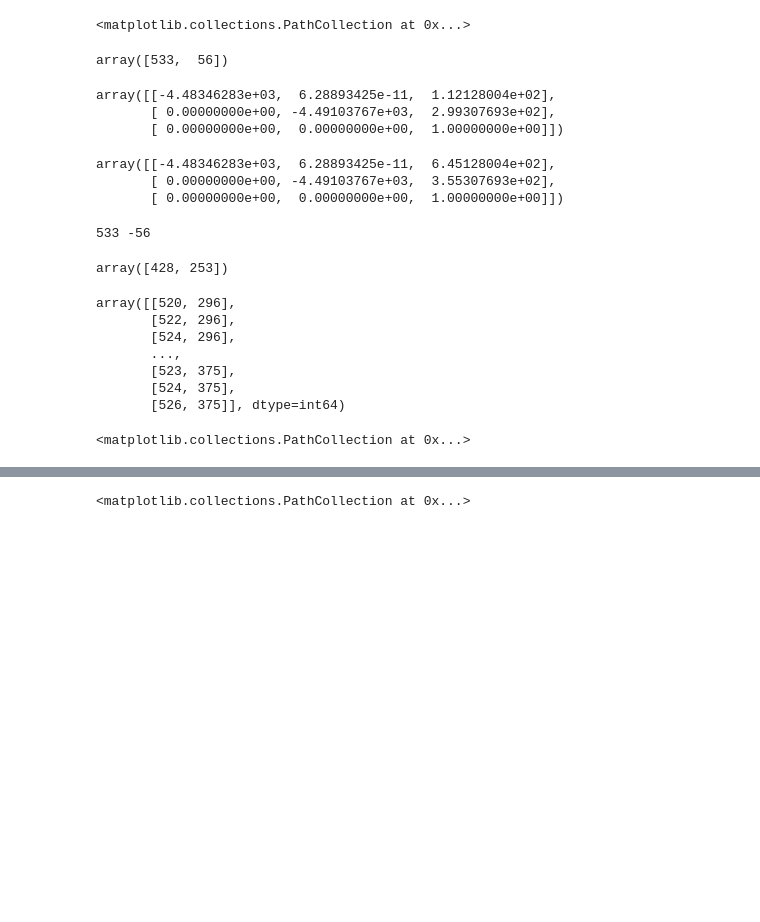
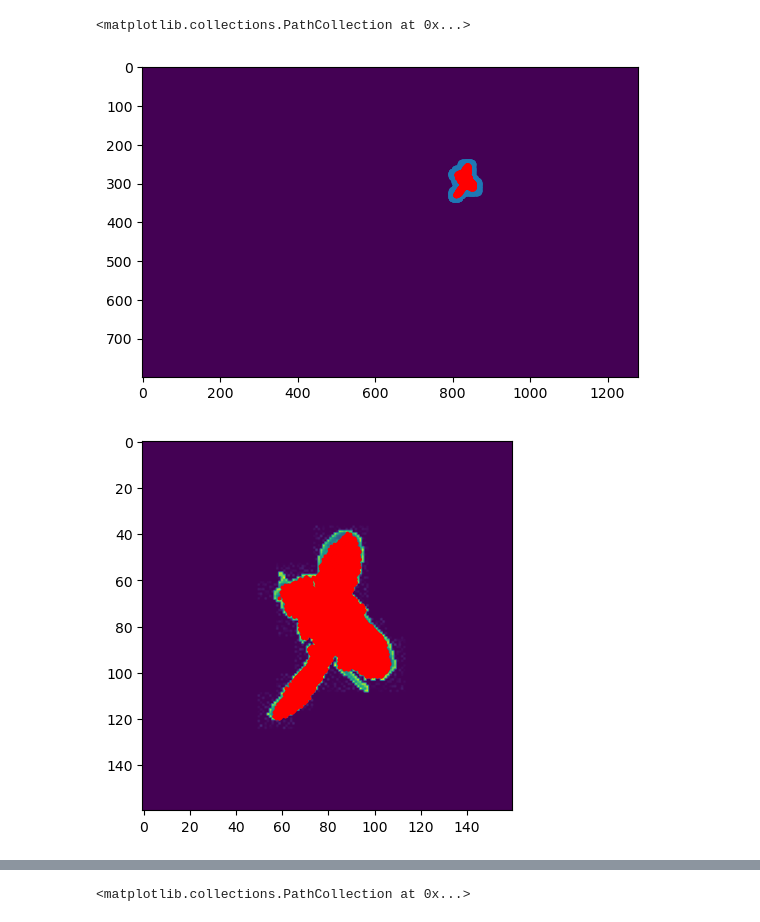
Before and after one commit to shuiit/gaussian_splat, a Jupyter notebook: preprocess/generate_data_as_colmap.ipynb, the cells around one changed output, grey strips where cells are left out. Drawn from its saved outputs; the diff is of its cells as text; code cells hidden in the pictures; blank space fills up the shorter version.

```diff
--- a/preprocess/generate_data_as_colmap.ipynb
+++ b/preprocess/generate_data_as_colmap.ipynb
@@ -23,69 +61,19 @@ proj = cameras['cam1'].project_on_cam(points.points_in_ew_frame,cameras['cam1'].
 # %%
-cam = 'cam4'
+cam = 'cam3'
 proj = cameras[cam].project_on_cam(points.points_in_ew_frame,cameras[cam].camera_matrix)
 px = image[cam].pixels
 
+top_left = image[cam].crop_image()
+cameras[cam].camera_calibration_crop(top_left)
+proj_crop = cameras[cam].project_on_cam(points.points_in_ew_frame,cameras[cam].croped_camera_matrix)
+
 plt.imshow(image[cam].image )
-# plt.scatter(px[:,0],px[:,1])
-
+plt.scatter(px[:,1],px[:,0])
 plt.scatter(proj[:,0] ,proj[:,1],s = 3,c='r')
+plt.figure()
+plt.imshow(image[cam].croped_image)
+plt.scatter(proj_crop[:,0],proj_crop[:,1],s = 3,c='r')
 # %% [output]
 <matplotlib.collections.PathCollection at 0x...>
+[figure, added]
+[figure, added]
-# %%
-cm - 80
-# %% [output]
-array([533,  56])
-# %%
-cameras['cam4'].K_crop
-# %% [output]
-array([[-4.48346283e+03,  6.28893425e-11,  1.12128004e+02],
-       [ 0.00000000e+00, -4.49103767e+03,  2.99307693e+02],
-       [ 0.00000000e+00,  0.00000000e+00,  1.00000000e+00]])
-# %%
-cameras['cam4'].K
-# %% [output]
-array([[-4.48346283e+03,  6.28893425e-11,  6.45128004e+02],
-       [ 0.00000000e+00, -4.49103767e+03,  3.55307693e+02],
-       [ 0.00000000e+00,  0.00000000e+00,  1.00000000e+00]])
-# %%
-px = image['cam4'].pixels
-cm = np.mean(px,0).astype(int)
-
-wakk = image['cam4'].image[cm[1]-80 : cm[1] + 80,cm[0] - 80: cm[0] + 80]
-
-plt.figure()
-cameras['cam4'].camera_calibration_crop([cm[0]-80  ,cm[1]-80 ])
-proj2 = cameras['cam4'].project_on_cam(points.points_in_ew_frame,cameras['cam4'].croped_camera_matrix)
-plt.imshow(wakk)
-plt.scatter(proj2[:,0],proj2[:,1])
-print(cm[0] - 80,160-cm[1] - 80)
-# %% [output]
-533 -56
-# %%
-cm - 80
-# %% [output]
-array([428, 253])
-# %%
-px
-# %% [output]
-array([[520, 296],
-       [522, 296],
-       [524, 296],
-       ...,
-       [523, 375],
-       [524, 375],
-       [526, 375]], dtype=int64)
-# %%
-import matplotlib.pyplot as plt
-px = image['cam4'].pixels
-plt.imshow(image['cam4'].image)
-
-plt.scatter(proj[:,0],proj[:,1])
-plt.scatter(px[:,0],px[:,1])
-
-cm = np.mean(px,0).astype(int)
-
-
-plt.scatter(cm[0] - 80,cm[1] - 80)
-# %% [output]
-<matplotlib.collections.PathCollection at 0x...>
```
Also changed, not shown: parts of 20 cells of this notebook, 42 other files.
